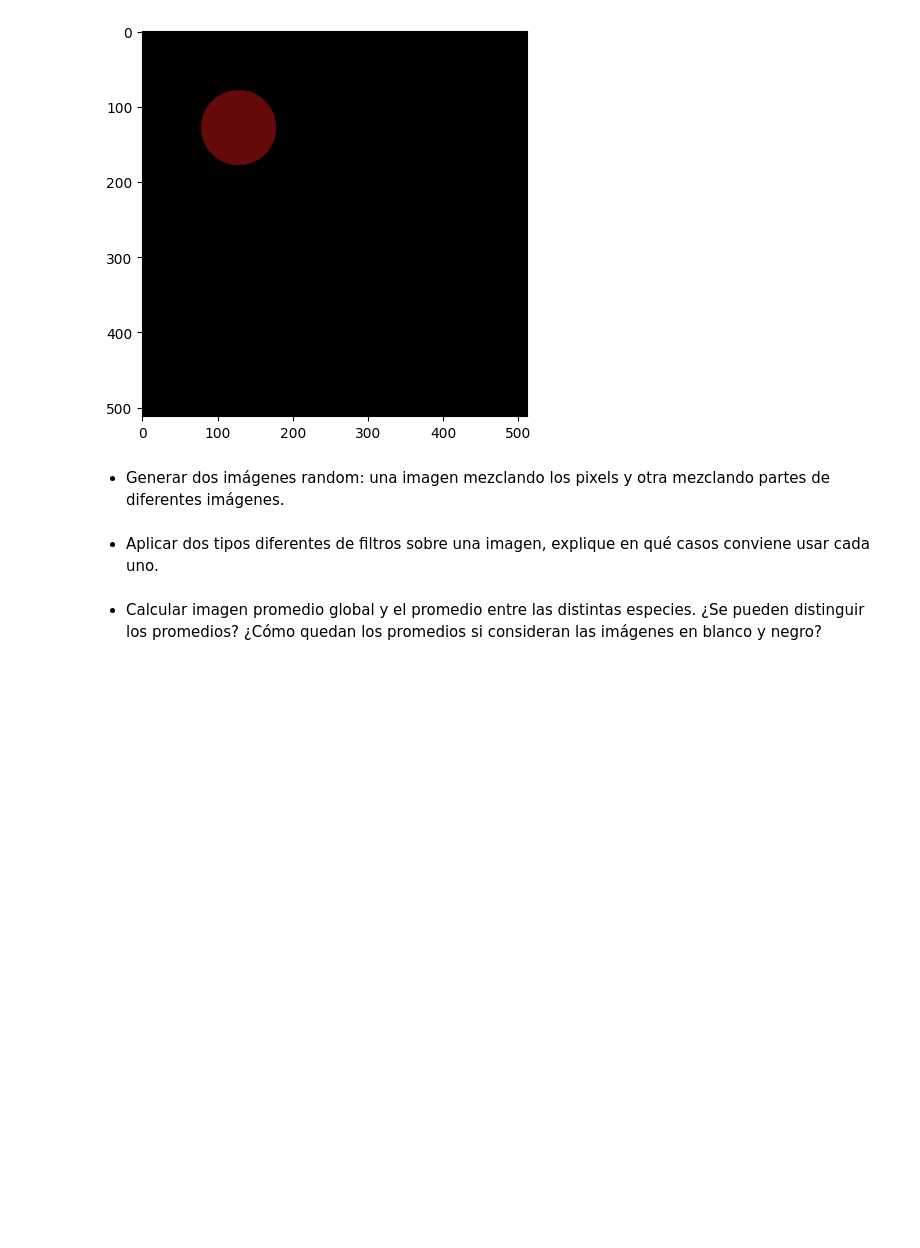
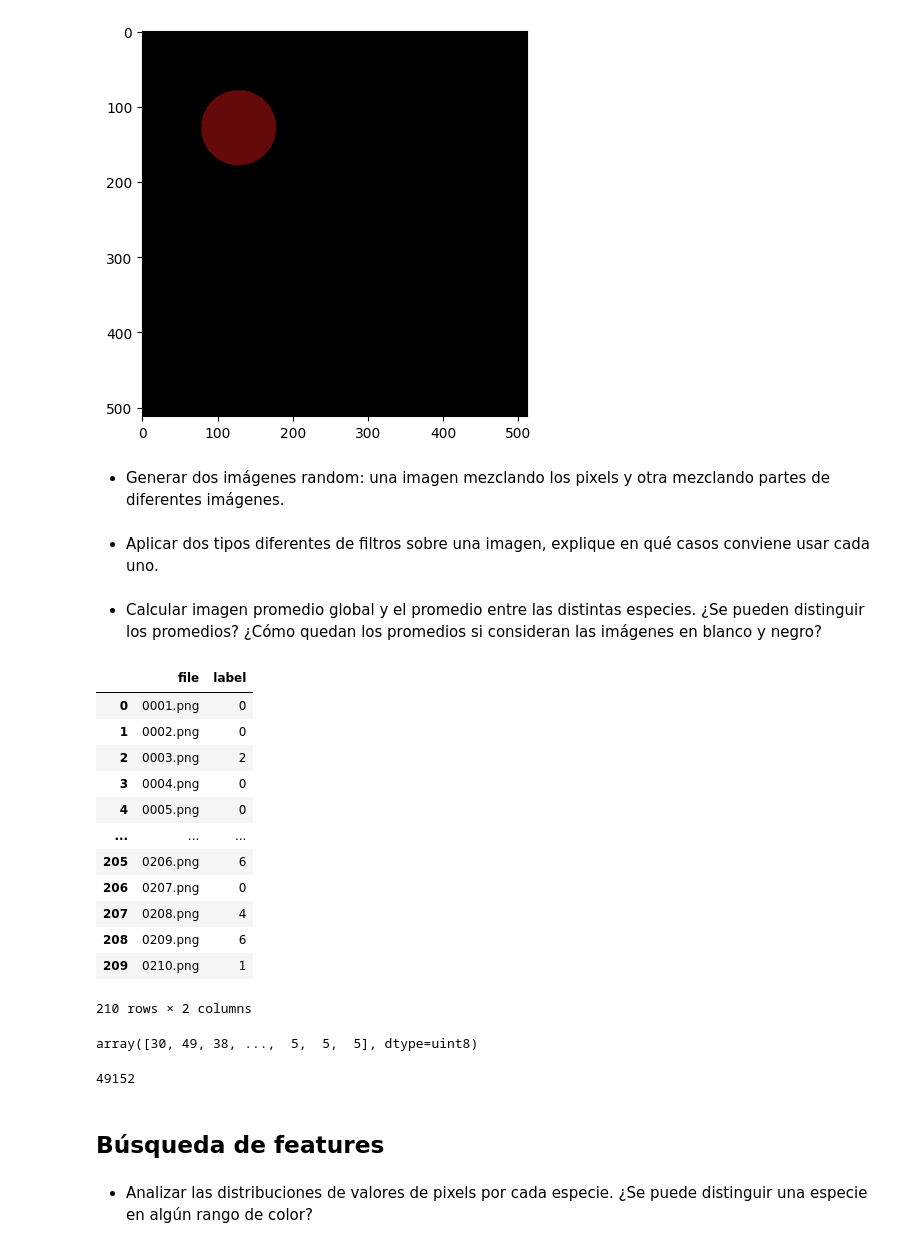
Before and after one commit to MasterUBA-DM-KD/DM_CyT, a Jupyter notebook: notebooks/TP1/preTP1.ipynb, the cells around one changed output. Cells and saved outputs as stored; diff of their text form; code cells hidden in the pictures; blank space fills up the shorter version.

```diff
--- a/notebooks/TP1/preTP1.ipynb
+++ b/notebooks/TP1/preTP1.ipynb
@@ -132,3 +170,19 @@ plt.imshow(image)
 - Aplicar dos tipos diferentes de filtros sobre una imagen, explique en qué casos conviene usar cada uno.
 # %% [markdown]
 - Calcular imagen promedio global y el promedio entre las distintas especies. ¿Se pueden distinguir los promedios? ¿Cómo quedan los promedios si consideran las imágenes en blanco y negro?
+# %%
+df
+# %% [output]
+|  | file | label |
+| 0 | 0001.png | 0 |
+| 1 | 0002.png | 0 |
+| 2 | 0003.png | 2 |
+| 3 | 0004.png | 0 |
+| 4 | 0005.png | 0 |
+| ... | ... | ... |
+| 205 | 0206.png | 6 |
+| 206 | 0207.png | 0 |
+| 207 | 0208.png | 4 |
+| 208 | 0209.png | 6 |
+| 209 | 0210.png | 1 |
+210 rows × 2 columns
@@ -134,0 +191,12 @@ plt.imshow(image)
+# %%
+np.array(image).reshape(49152,)
+# %% [output]
+array([30, 49, 38, ...,  5,  5,  5], dtype=uint8)
+# %%
+128*128*3
+# %% [output]
+49152
+# %% [markdown]
+## Búsqueda de features
+# %% [markdown]
+- Analizar las distribuciones de valores de pixels por cada especie. ¿Se puede distinguir una especie en algún rango de color?
```
Also changed, not shown: parts of 13 cells of this notebook, 5 other files.
